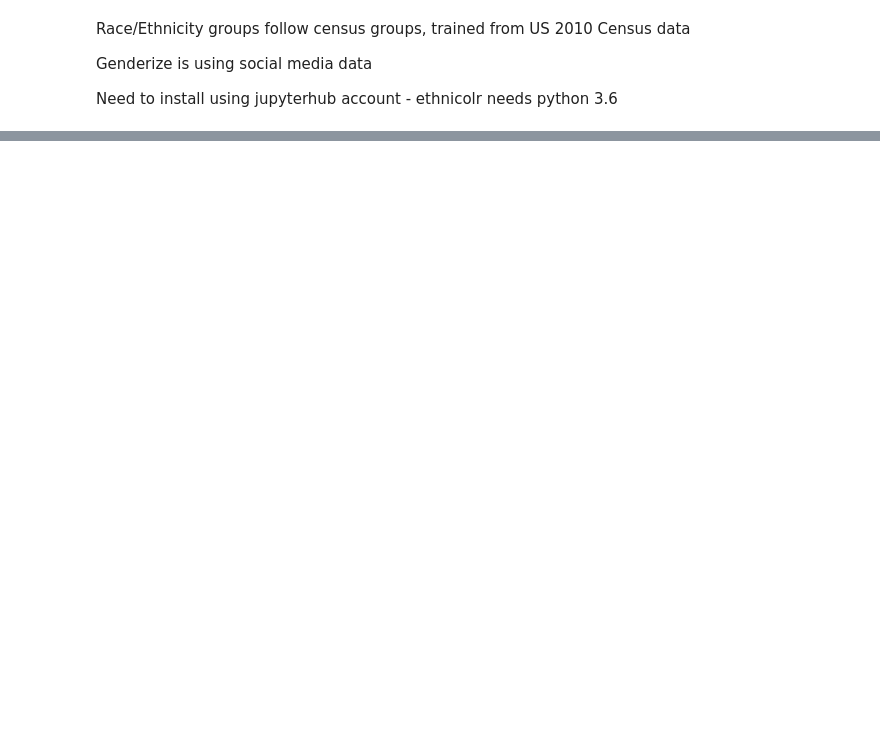
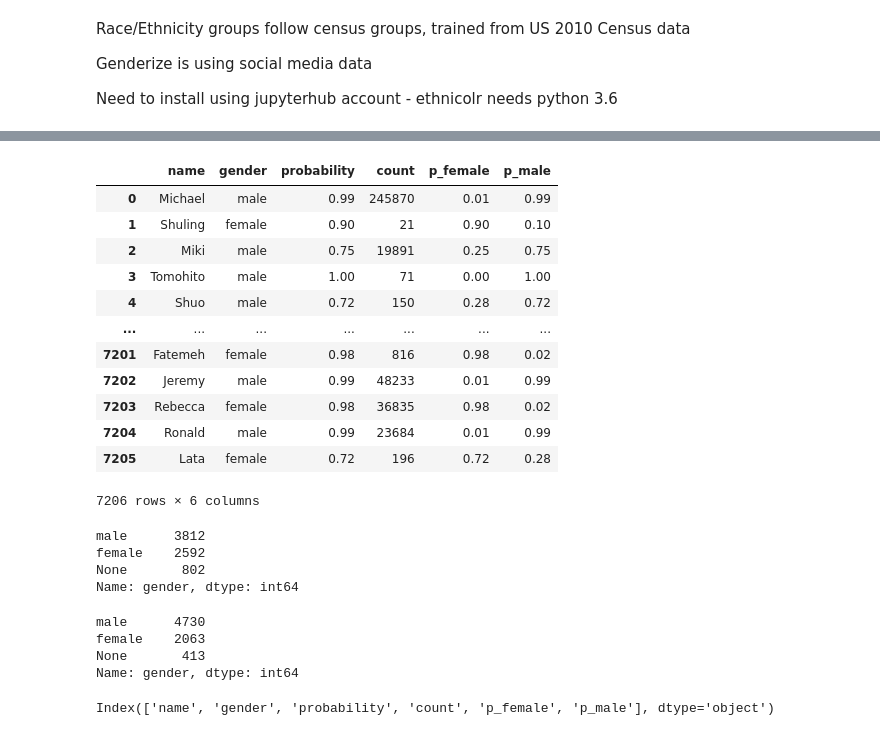
Before and after one commit to NCBI-Codeathons/pubmed-codeathon-team1, a Jupyter notebook: notebooks/race_ethnicity_name.ipynb, the cells around one changed output, grey strips where cells are left out. Drawn from its saved outputs; the diff is of its cells as text; code cells hidden in the pictures; blank space fills up the shorter version.

```diff
--- a/notebooks/race_ethnicity_name.ipynb
+++ b/notebooks/race_ethnicity_name.ipynb
@@ -95,0 +194,2 @@ df.merge(gender_prob, left_on = 'fname', right_on = 'name')
+# %%
+gender1Author = pd.DataFrame(genderize.get(df.FirstAuthFirstName, ))
@@ -95,0 +228,6 @@ df.merge(gender_prob, left_on = 'fname', right_on = 'name')
+# %%
+gender1Author.loc[gender1Author['gender']=='female', 'p_female'] = gender1Author['probability']
+gender1Author.loc[gender1Author['gender']=='female', 'p_male'] = 1 - gender1Author['probability']
+
+gender1Author.loc[gender1Author['gender']=='male', 'p_female'] = 1 - gender1Author['probability']
+gender1Author.loc[gender1Author['gender']=='male', 'p_male'] = gender1Author['probability']
@@ -95,0 +240,34 @@ df.merge(gender_prob, left_on = 'fname', right_on = 'name')
+# %%
+gender1Author
+# %% [output]
+|  | name | gender | probability | count | p_female | p_male |
+| 0 | Michael | male | 0.99 | 245870 | 0.01 | 0.99 |
+| 1 | Shuling | female | 0.90 | 21 | 0.90 | 0.10 |
+| 2 | Miki | male | 0.75 | 19891 | 0.25 | 0.75 |
+| 3 | Tomohito | male | 1.00 | 71 | 0.00 | 1.00 |
+| 4 | Shuo | male | 0.72 | 150 | 0.28 | 0.72 |
+| ... | ... | ... | ... | ... | ... | ... |
+| 7201 | Fatemeh | female | 0.98 | 816 | 0.98 | 0.02 |
+| 7202 | Jeremy | male | 0.99 | 48233 | 0.01 | 0.99 |
+| 7203 | Rebecca | female | 0.98 | 36835 | 0.98 | 0.02 |
+| 7204 | Ronald | male | 0.99 | 23684 | 0.01 | 0.99 |
+| 7205 | Lata | female | 0.72 | 196 | 0.72 | 0.28 |
+7206 rows × 6 columns
+# %%
+gender1Author.gender.astype(str).value_counts()
+# %% [output]
+male      3812
+female    2592
+None       802
+Name: gender, dtype: int64
+# %%
+genderLAuthor.gender.astype(str).value_counts()
+# %% [output]
+male      4730
+female    2063
+None       413
+Name: gender, dtype: int64
+# %%
+gender1Author.columns
+# %% [output]
+Index(['name', 'gender', 'probability', 'count', 'p_female', 'p_male'], dtype='object')
```
Also changed, not shown: parts of 78 cells of this notebook.
